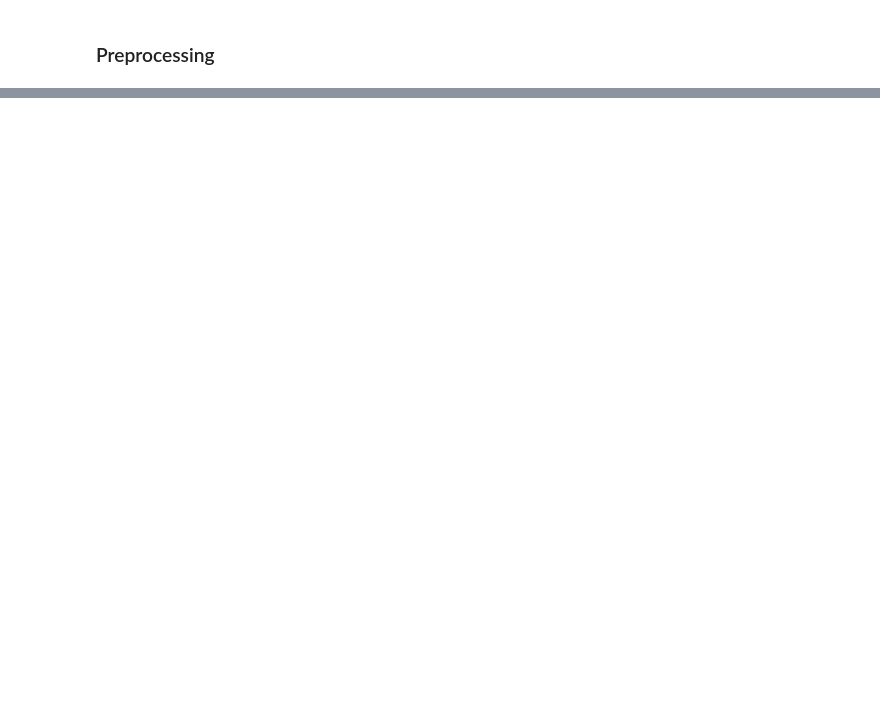
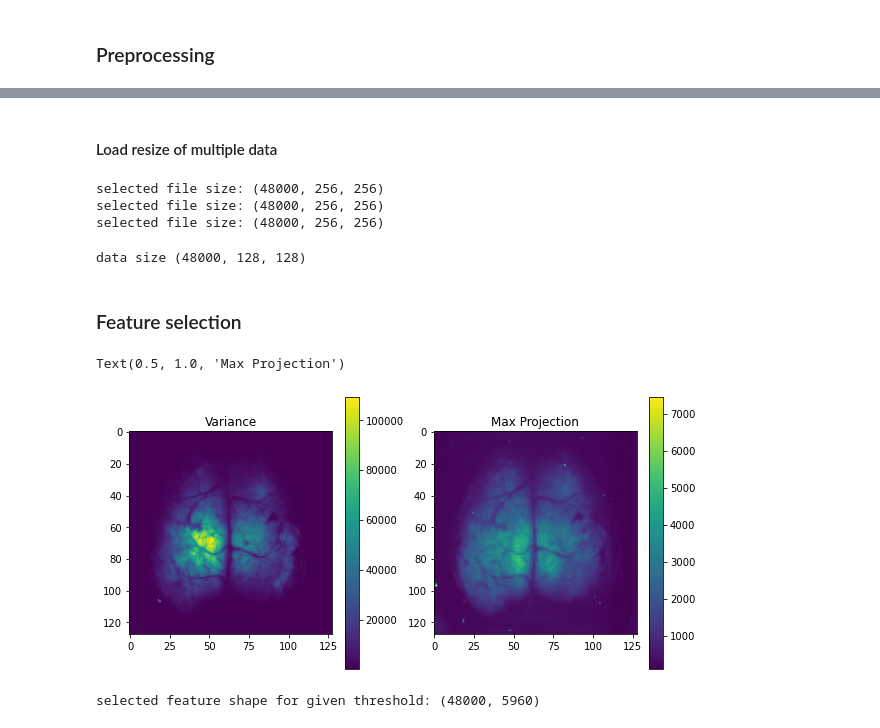
Before and after one commit to NimaMojtahedi/Calcium-imaging-data-analysis, a Jupyter notebook: notebook.ipynb, the cells around one changed output, grey strips where cells are left out. Drawn from its saved outputs; the diff is of its cells as text; code cells hidden in the pictures; blank space fills up the shorter version.

```diff
--- a/notebook.ipynb
+++ b/notebook.ipynb
@@ -23,3 +26,8 @@ h5_add = 'I:/P6 Project/Analyses/Triple mutation/210127_P6_scn2a_triplet/h5/run3
+# %%
+# data address
+h5_add = ['I:/P6 Project/Data and Analyses/Triple mutation/210127_P6_scn2a_triplet/h5/run4_LED17mA-2h47min small obj_EMG.h5',
+          'I:/P6 Project/Data and Analyses/Triple mutation/210127_P6_scn2a_triplet/h5/run5_LED17mA-3h02min small obj_EMG.h5',
+          'I:/P6 Project/Data and Analyses/Triple mutation/210127_P6_scn2a_triplet/h5/run6_LED17mA-3h16min small obj_EMG.h5']
 # %% [markdown]
 ### Data loading
 # %%
@@ -42,18 +46,54 @@ plt.colorbar()
+# %% [markdown]
+#### Load resize of multiple data
+# %%
+# with 3 temporal and 0.5 spatial downsample
+data = [DataResize(data = load_file(add=single_add, key_name = 'GroupHierarchy.Groups.Datasets')[::3],
+                        dim=(128,128)).transform() for single_add in h5_add]
+# %% [output]
+selected file size: (48000, 256, 256)
+selected file size: (48000, 256, 256)
+selected file size: (48000, 256, 256)
+# %%
+# combining data
+data = np.vstack(data)
+print(f'data size {data.shape}')
+# %% [output]
+data size (48000, 128, 128)
+# %% [markdown]
+### Feature selection
+# %%
+# feature selection
+
+fig, (ax1, ax2) = plt.subplots(nrows=1, ncols=2, figsize=(10,5))
+
+# (1) check variance in the video
+plot1 = ax1.imshow(np.var(data, axis=0))
+plt.colorbar(plot1, ax = ax1)
+ax1.set_title('Variance')
+
+plot2 = ax2.imshow(np.max(data, axis=0))
+plt.colorbar(plot2, ax = ax2)
+ax2.set_title('Max Projection')
+# %% [output]
+Text(0.5, 1.0, 'Max Projection')
+[figure, added]
 # %%
 from sklearn.feature_selection import VarianceThreshold
 
-n, p1, p2 = working_data.shape
+n, p1, p2 = data.shape
 
 # initialize class with user given threshold
-var_feature = VarianceThreshold(threshold=10000)
+var_feature = VarianceThreshold(threshold=4000)
 
 # fit on data
-var_feature.fit(working_data.reshape(n, p1 * p2))
+var_feature.fit(data.reshape(n, p1 * p2))
 
 # transform data
-feature_selected = var_feature.transform(working_data.reshape(n, p1 * p2))
-working_data = feature_selected
+feature_selected = var_feature.transform(data.reshape(n, p1 * p2))
+
 
 print(f'selected feature shape for given threshold: {feature_selected.shape}')
+# %% [output]
+selected feature shape for given threshold: (48000, 5960)
 # %%
 # reconstructing back data
```
Also changed, not shown: parts of 35 cells of this notebook, 1 other file.
